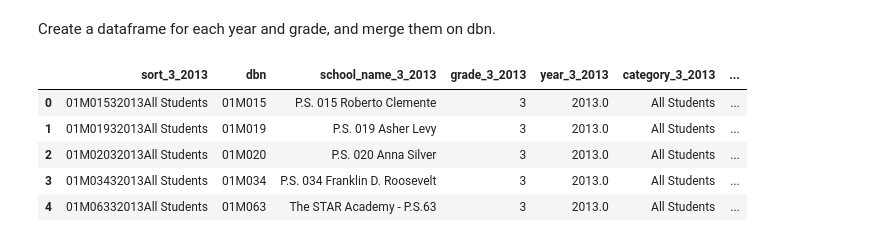
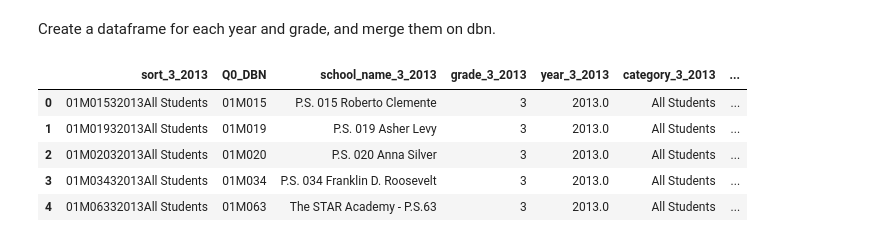
Before and after one commit to Ecboxer/art_education, a Jupyter notebook: performance.ipynb, the cells around one changed output. Drawn from its saved outputs; the diff is of its cells as text; code cells hidden in the pictures.

```diff
--- a/performance.ipynb
+++ b/performance.ipynb
@@ -62,19 +62,20 @@ Create a dataframe for each year and grade, and merge them on dbn.
 # %%
 grades = df['grade'].unique()
 years = df['year'].unique()
 init_cols = {i: i + '_3_2013' for i in df.columns if i != 'dbn'}
 for i,g in enumerate(grades):
     for j,y in enumerate(years):
         if i == j == 0:
             temp = df[df['year'] == y]
             df_merged = temp[temp['grade'] == g]
         else:
             temp = df[df['year'] == y]
             df_merged = pd.merge(df_merged, temp[temp['grade'] == g], how='outer', on='dbn', suffixes=['', '_{}_{}'.format(grades[i], years[j])])
 df_merged.rename(index=str, columns=init_cols, inplace=True)
+df_merged.rename(index=str, columns={'dbn': 'Q0_DBN'}, inplace=True) #To match art program dataset
 df_merged.head()
 # %% [output]
-|  | sort_3_2013 | dbn | school_name_3_2013 | grade_3_2013 | year_3_2013 | category_3_2013 | ... |
+|  | sort_3_2013 | Q0_DBN | school_name_3_2013 | grade_3_2013 | year_3_2013 | category_3_2013 | ... |
 | 0 | 01M01532013All Students | 01M015 | P.S. 015 Roberto Clemente | 3 | 2013.0 | All Students | ... |
 | 1 | 01M01932013All Students | 01M019 | P.S. 019 Asher Levy | 3 | 2013.0 | All Students | ... |
 | 2 | 01M02032013All Students | 01M020 | P.S. 020 Anna Silver | 3 | 2013.0 | All Students | ... |
```
Also changed, not shown: parts of 6 cells of this notebook, 1 other file.
